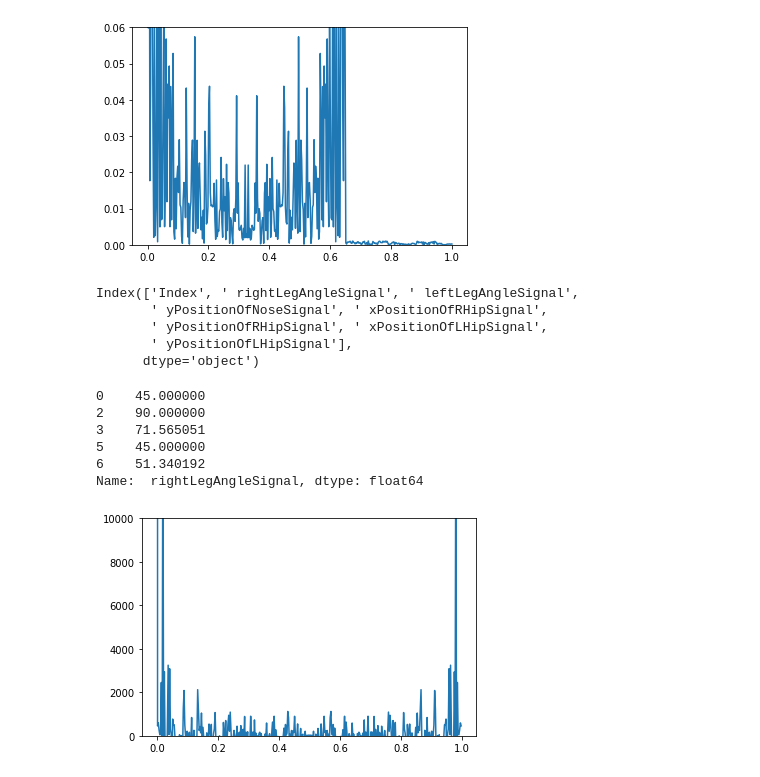
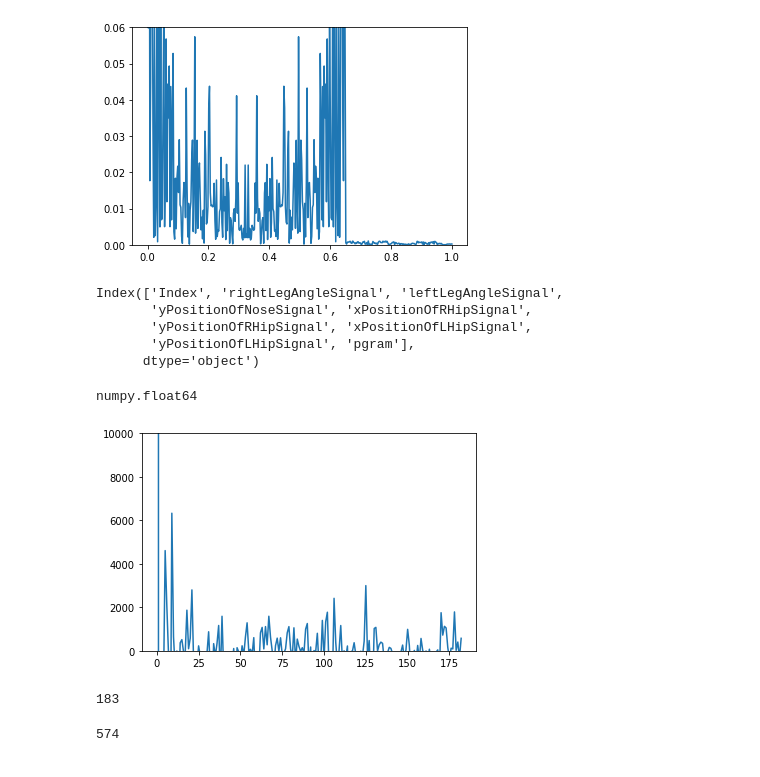
Before and after one commit to SreehariRamMohan/Sit-to-stand-Test, a Jupyter notebook: iOS Custom Peak Detection.ipynb, the cells around one changed output. Drawn from its saved outputs; the diff is of its cells as text; code cells hidden in the pictures.

```diff
--- a/iOS Custom Peak Detection.ipynb
+++ b/iOS Custom Peak Detection.ipynb
@@ -141,11 +144,3 @@ plt.savefig("iOS-periodogram")
 [figure]
 # %%
 # Calculating a periodogram manually using FFT (without Scipy) to see if there is a comparison with the iOS periodogram
-# %%
-df.columns
-# %% [output]
-Index(['Index', ' rightLegAngleSignal', ' leftLegAngleSignal',
-       ' yPositionOfNoseSignal', ' xPositionOfRHipSignal',
-       ' yPositionOfRHipSignal', ' xPositionOfLHipSignal',
-       ' yPositionOfLHipSignal'],
-      dtype='object')
@@ -154,21 +147,35 @@ rightLegAngle = df.iloc[:, 1]
+# %%
+df = pd.read_csv("all-signals.csv", sep='\s*,\s*')
+df.columns
+# %% [output]
+Index(['Index', 'rightLegAngleSignal', 'leftLegAngleSignal',
+       'yPositionOfNoseSignal', 'xPositionOfRHipSignal',
+       'yPositionOfRHipSignal', 'xPositionOfLHipSignal',
+       'yPositionOfLHipSignal', 'pgram'],
+      dtype='object')
 # %%
+rightLegAngle = df.iloc[:, 1]
+rightLegAngle = rightLegAngle.replace([rightLegAngle[0]], np.nan)
 rightLegAngle.dropna(axis=0, inplace=True)
-# %%
-rightLegAngle.head()
-# %% [output]
-0    45.000000
-2    90.000000
-3    71.565051
-5    45.000000
-6    51.340192
-Name:  rightLegAngleSignal, dtype: float64
+# %%
+rightLegAngle = rightLegAngle.apply(lambda x: float(x))
+# %%
+type(rightLegAngle.values[0])
+# %% [output]
+numpy.float64
 # %%
 signal = np.array(rightLegAngle)
 # %%
-pgram = (2.0/len(signal)) * numpy.power(numpy.fft.fft(signal), 2)
+pgram = (2.0/float(signal.size)) * np.power(np.fft.fft(signal), 2)
+indices = list(range(0, int(len(pgram)/2 + 1)))
+pgram = pgram[indices]
 # %%
-plt.plot(np.array(range(len(pgram)))/len(pgram), pgram)
-plt.ylim(0, 10000)
+plt.plot(pgram)
+plt.ylim(0,10000)
 plt.savefig("pure-numpy-periodogram")
 # %% [output]
-[figure, old version]
+[figure, new version]
+# %%
+print(len(pgram))
+# %% [output]
+183
@@ -174,0 +184,4 @@ plt.savefig("pure-numpy-periodogram")
+# %%
+print(len(pgram_df))
+# %% [output]
+574
```
Also changed, not shown: parts of 10 cells of this notebook, 25 other files.
